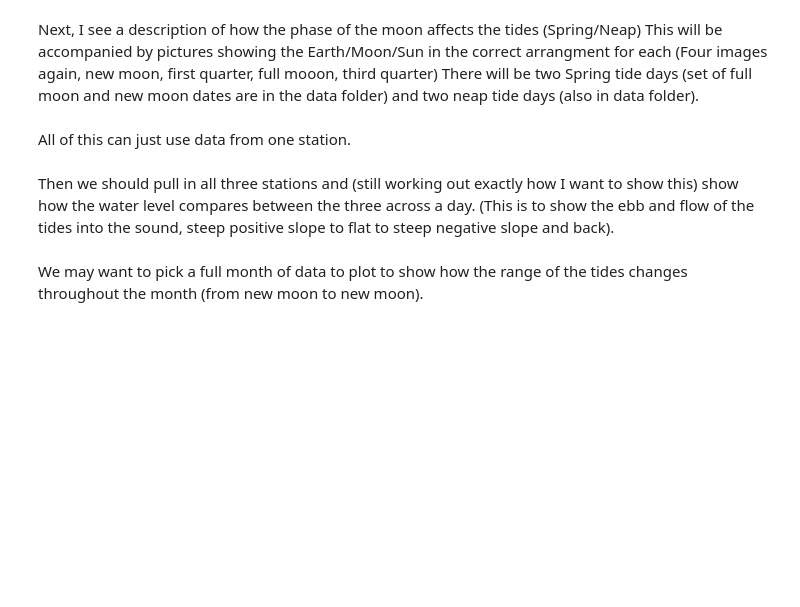
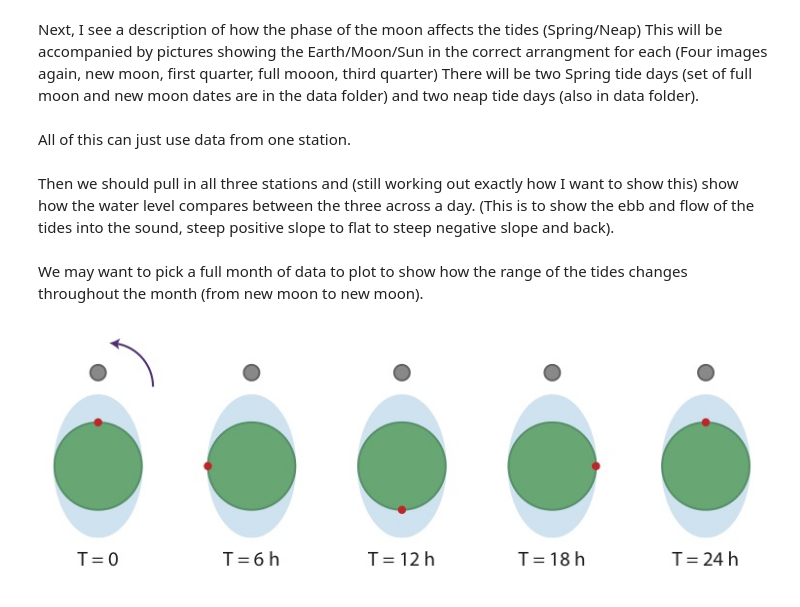
Before and after one commit to mguerrap/tydal, a Jupyter notebook: analysis/Module1_Tides.ipynb, the cells around one changed output. Saved outputs shown, nothing was run; the diff lists cells and outputs as text; code cells hidden in the pictures; blank space fills up the shorter version.

Commit message:
Added images to the tide module.

```diff
--- a/analysis/Module1_Tides.ipynb
+++ b/analysis/Module1_Tides.ipynb
@@ -14,3 +14,8 @@ All of this can just use data from one station.
 Then we should pull in all three stations and (still working out exactly how I want to show this) show how the water level compares between the three across a day. (This is to show the ebb and flow of the tides into the sound, steep positive slope to flat to steep negative slope and back).
 # %% [markdown]
 We may want to pick a full month of data to plot to show how the range of the tides changes throughout the month (from new moon to new moon).
+# %%
+from IPython.display import Image
+Image ("../Figures/Earth_Moon_Tides.jpg")
+# %% [output]
+[figure, added]
```
Also changed, not shown: parts of 4 cells of this notebook.
